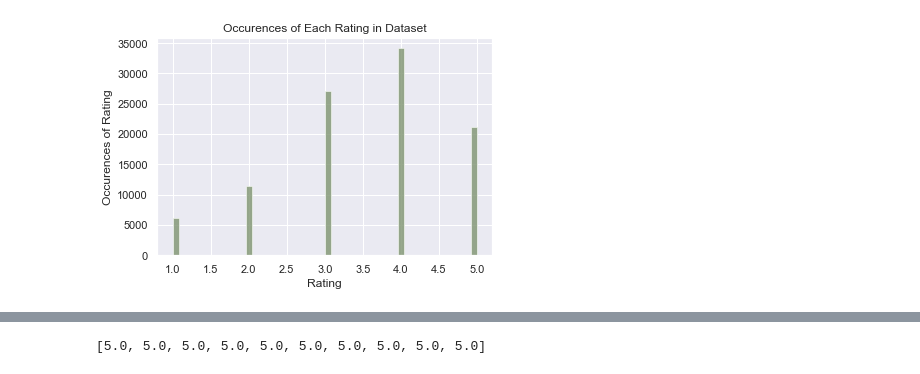
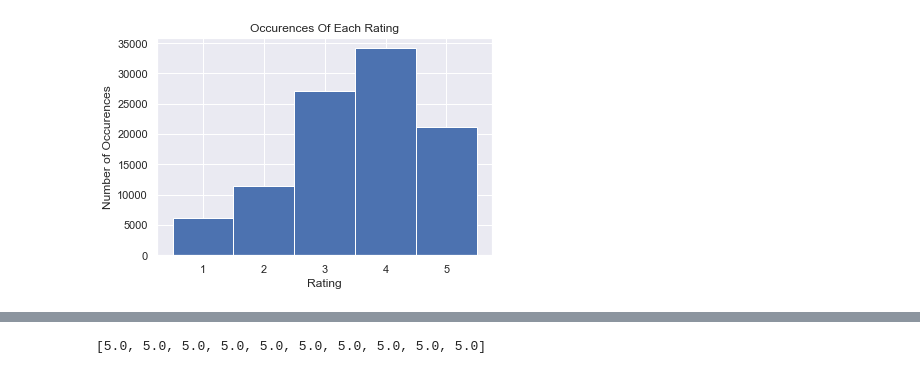
Before and after one commit to bquach17/MiniProject-2, a Jupyter notebook: Basics.ipynb, the cells around one changed output, grey strips where cells are left out. Cells and saved outputs as stored; diff of their text form; code cells hidden in the pictures.

Commit message:
Fixed first plot

```diff
--- a/Basics.ipynb
+++ b/Basics.ipynb
@@ -7,15 +7,22 @@ with open("data/movies.txt", encoding="latin_1") as f:
     # Put the contents in a matrix
     movies = np.array(list(reader))
 data = np.loadtxt("data/data.txt")
-# %%
-import seaborn as sns
-ax = sns.distplot(data[:, 2], kde = False)
-ax.set_ylabel("Occurences of Rating")
-ax.set_xlabel("Rating")
-ax.set_title("Occurences of Each Rating in Dataset")
-ax.figure
-# %% [output]
-[figure, removed]
+# %%
+import matplotlib.pyplot as plt
+from collections import Counter
+ratings = Counter(data[:, 2])
+rating = []
+num_occur = []
+for key in ratings:
+    rating.append(key)
+    num_occur.append(ratings[key])
+plt.bar(x = rating, height = num_occur, width = 1)
+plt.xlabel("Rating")
+plt.ylabel("Number of Occurences")
+plt.title("Occurences Of Each Rating")
+plt.show()
+# %% [output]
+[figure, added]
 # %%
 from collections import Counter
 import pandas as pd
```
Also changed, not shown: parts of 1 cell of this notebook.
